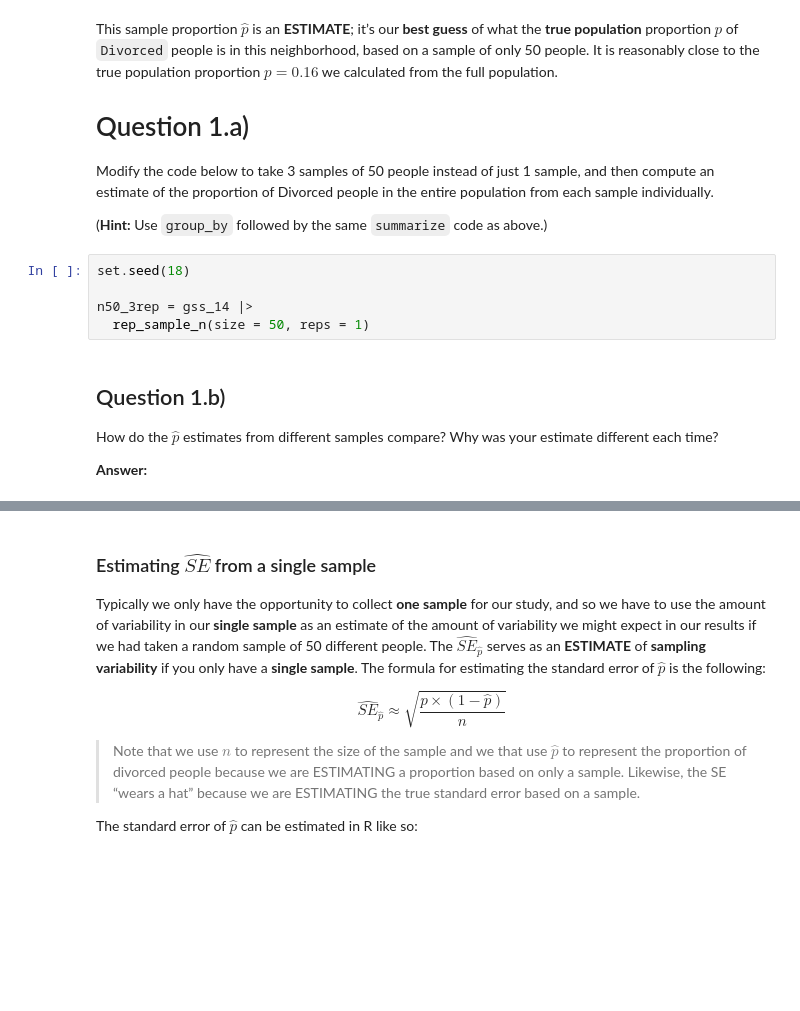
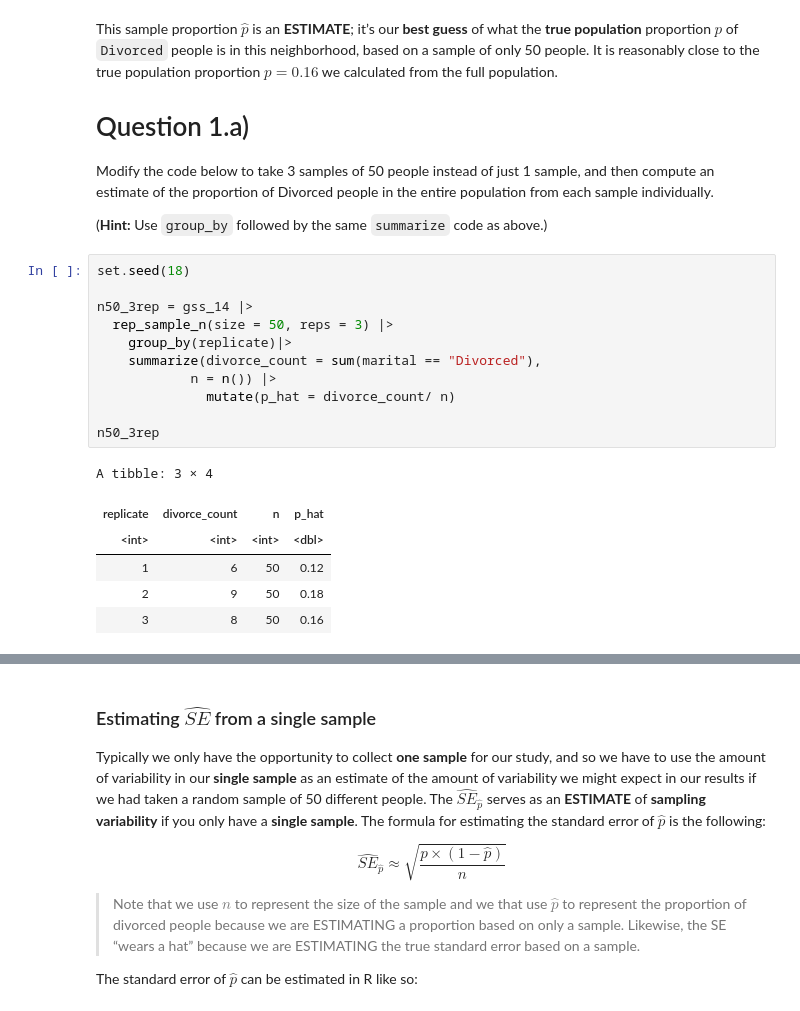
Before and after one commit to UNC-DATA-730/unit-7-assignment-yifeiwang2025, a Jupyter notebook: assignment7.ipynb, the cells around one changed output, grey strips where cells are left out. Saved outputs shown, nothing was run; the diff lists cells and outputs as text; blank space fills up the shorter version.

```diff
--- a/assignment7.ipynb
+++ b/assignment7.ipynb
@@ -142,12 +200,18 @@ people in the entire population from each sample individually.
 # %%
 set.seed(18)
 
 n50_3rep = gss_14 |>
-  rep_sample_n(size = 50, reps = 1)
+  rep_sample_n(size = 50, reps = 3) |>
+    group_by(replicate)|>
+    summarize(divorce_count = sum(marital == "Divorced"),
+            n = n()) |>
+              mutate(p_hat = divorce_count/ n)
+
+n50_3rep
+# %% [output]
+A tibble: 3 × 4
+| replicate | divorce_count | n | p_hat |
+| <int> | <int> | <int> | <dbl> |
+| 1 | 6 | 50 | 0.12 |
+| 2 | 9 | 50 | 0.18 |
+| 3 | 8 | 50 | 0.16 |
-# %% [markdown]
-## Question 1.b)
-
-How do the $\hat{p}$ estimates from different samples compare? Why was
-your estimate different each time?
-
-**Answer:**
```
Also changed, not shown: parts of 36 cells of this notebook.
